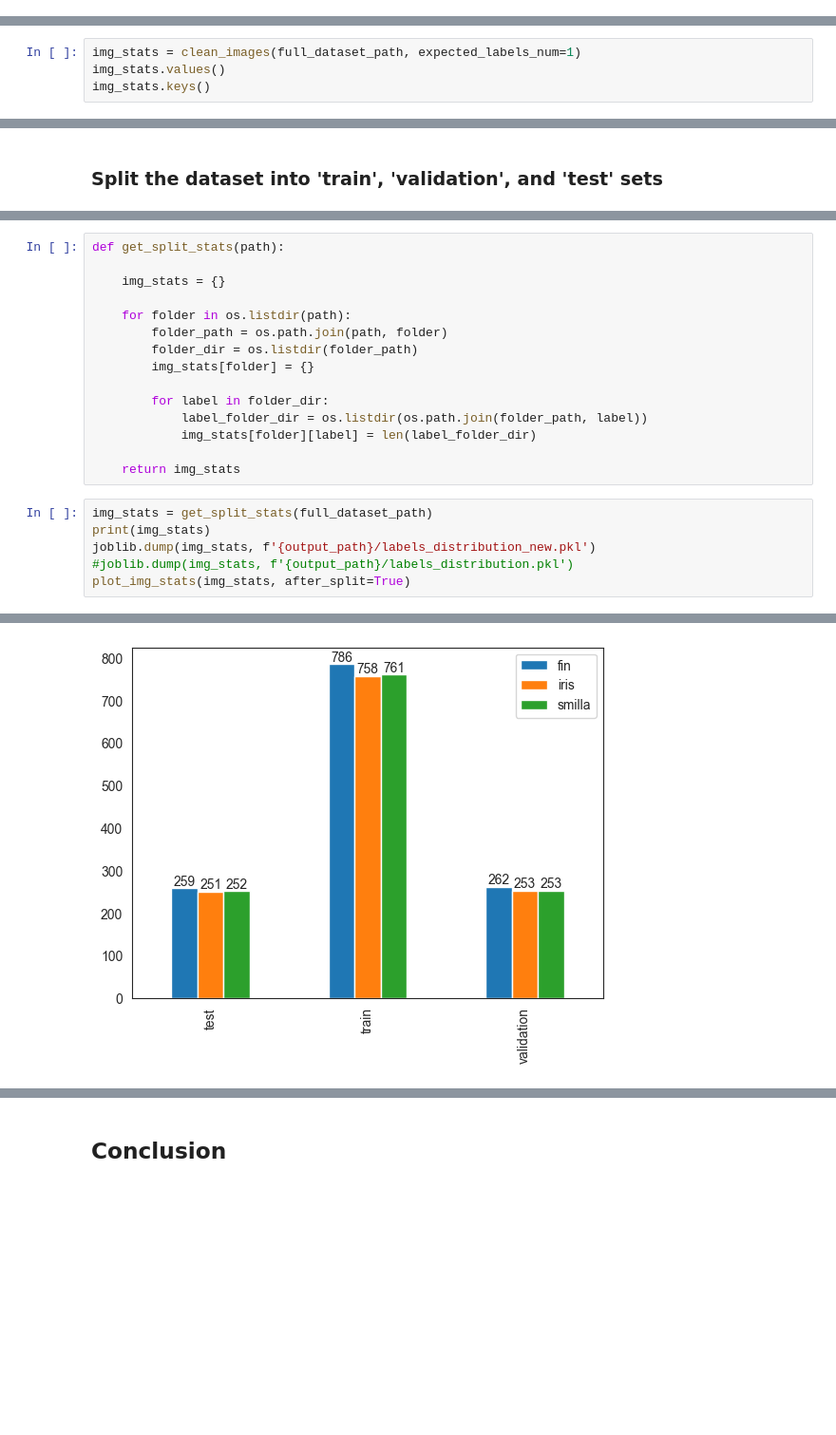
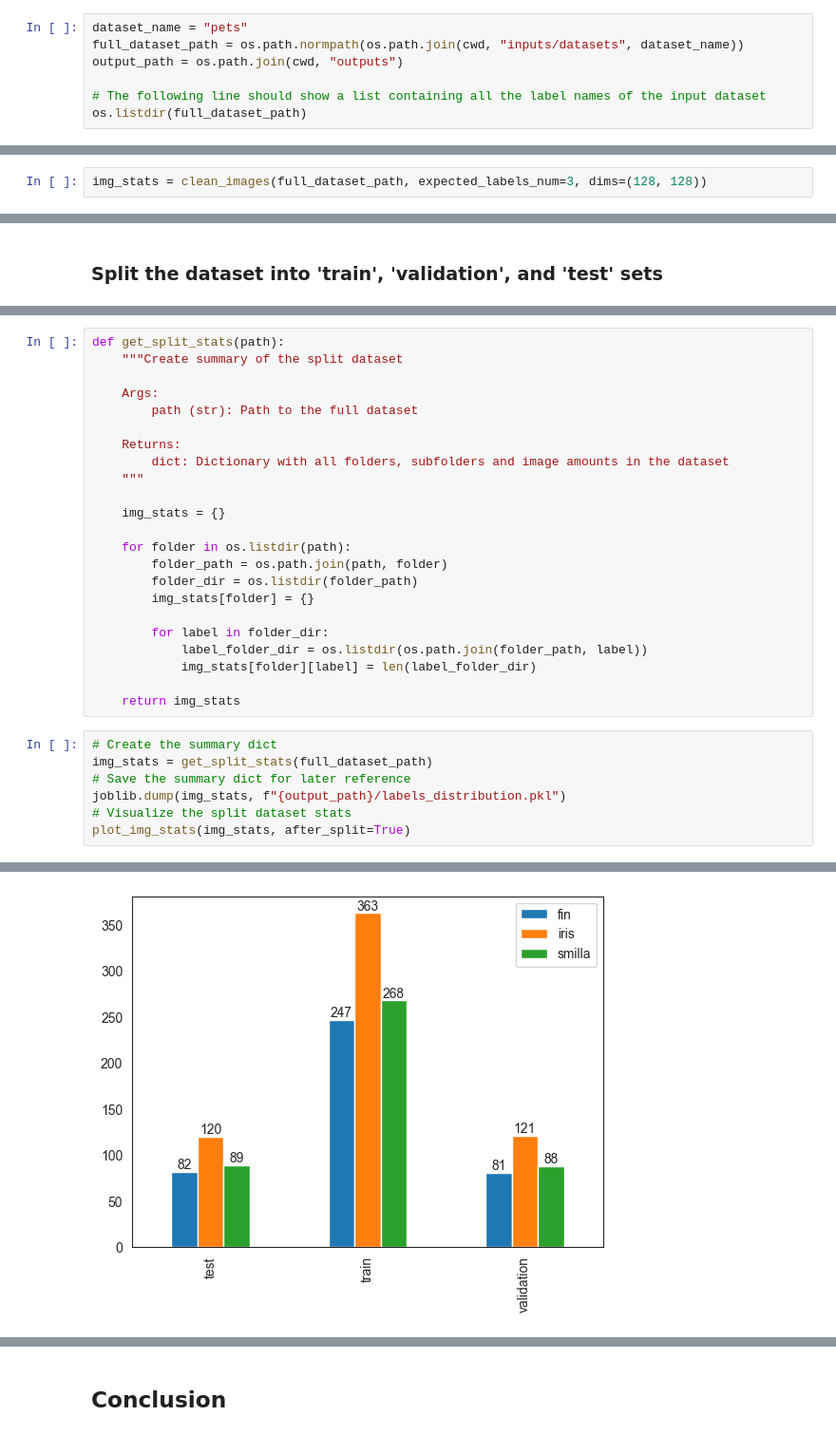
Before and after one commit to RikaIljina/PP5, a Jupyter notebook: jupyter_notebooks/01 - Data Collection.ipynb, the cells around one changed output, grey strips where cells are left out. Shown at 95% size. Cells and saved outputs as stored; diff of their text form; blank space fills up the shorter version.

```diff
--- a/jupyter_notebooks/01 - Data Collection.ipynb
+++ b/jupyter_notebooks/01 - Data Collection.ipynb
@@ -56,0 +52,7 @@ full_dataset_path
+# %%
+dataset_name = "pets"
+full_dataset_path = os.path.normpath(os.path.join(cwd, "inputs/datasets", dataset_name))
+output_path = os.path.join(cwd, "outputs")
+
+# The following line should show a list containing all the label names of the input dataset
+os.listdir(full_dataset_path)
@@ -202,5 +266,3 @@ def clean_images(path, expected_labels_num):
 # %%
-img_stats = clean_images(full_dataset_path, expected_labels_num=1)
-img_stats.values()
-img_stats.keys()
+img_stats = clean_images(full_dataset_path, expected_labels_num=3, dims=(128, 128))
 # %% [output]
@@ -321,5 +428,13 @@ split_dataset(full_dataset_path, split_folders, *split_ratio)
 # %%
 def get_split_stats(path):
+    """Create summary of the split dataset
+
+    Args:
+        path (str): Path to the full dataset
+
+    Returns:
+        dict: Dictionary with all folders, subfolders and image amounts in the dataset
+    """
 
     img_stats = {}
 
@@ -334,9 +449,10 @@ def get_split_stats(path):
 
     return img_stats
 # %%
+# Create the summary dict
 img_stats = get_split_stats(full_dataset_path)
-print(img_stats)
-joblib.dump(img_stats, f'{output_path}/labels_distribution_new.pkl')
-#joblib.dump(img_stats, f'{output_path}/labels_distribution.pkl')
+# Save the summary dict for later reference
+joblib.dump(img_stats, f"{output_path}/labels_distribution.pkl")
+# Visualize the split dataset stats
 plot_img_stats(img_stats, after_split=True)
 # %% [output]
@@ -344,3 +459,3 @@ plot_img_stats(img_stats, after_split=True)
 Distribution of labelled images after splitting the dataset:
-[figure, old version]
+[figure, new version]
 Label with the lowest amount of images:
```
Also changed, not shown: parts of 20 cells of this notebook, 5 other files.
